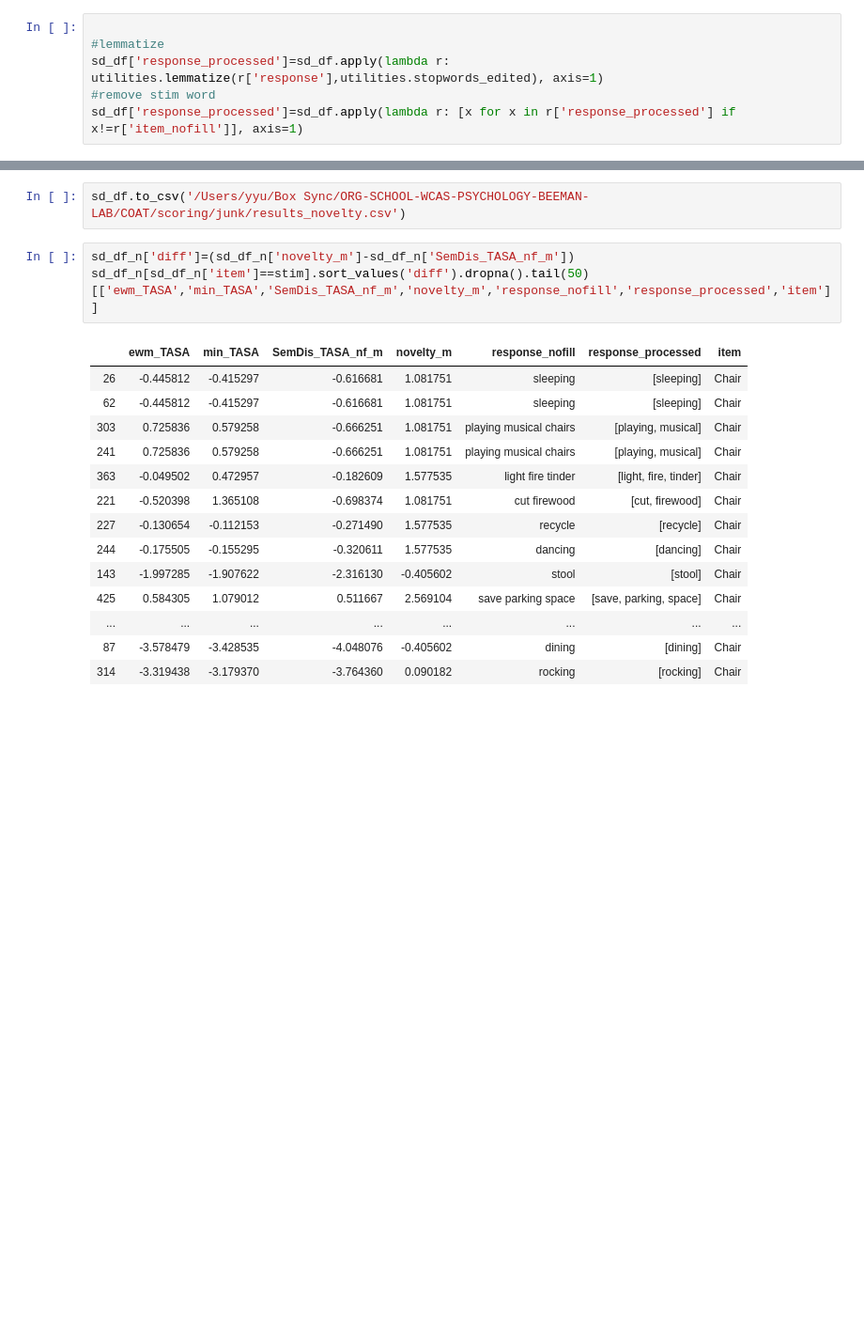
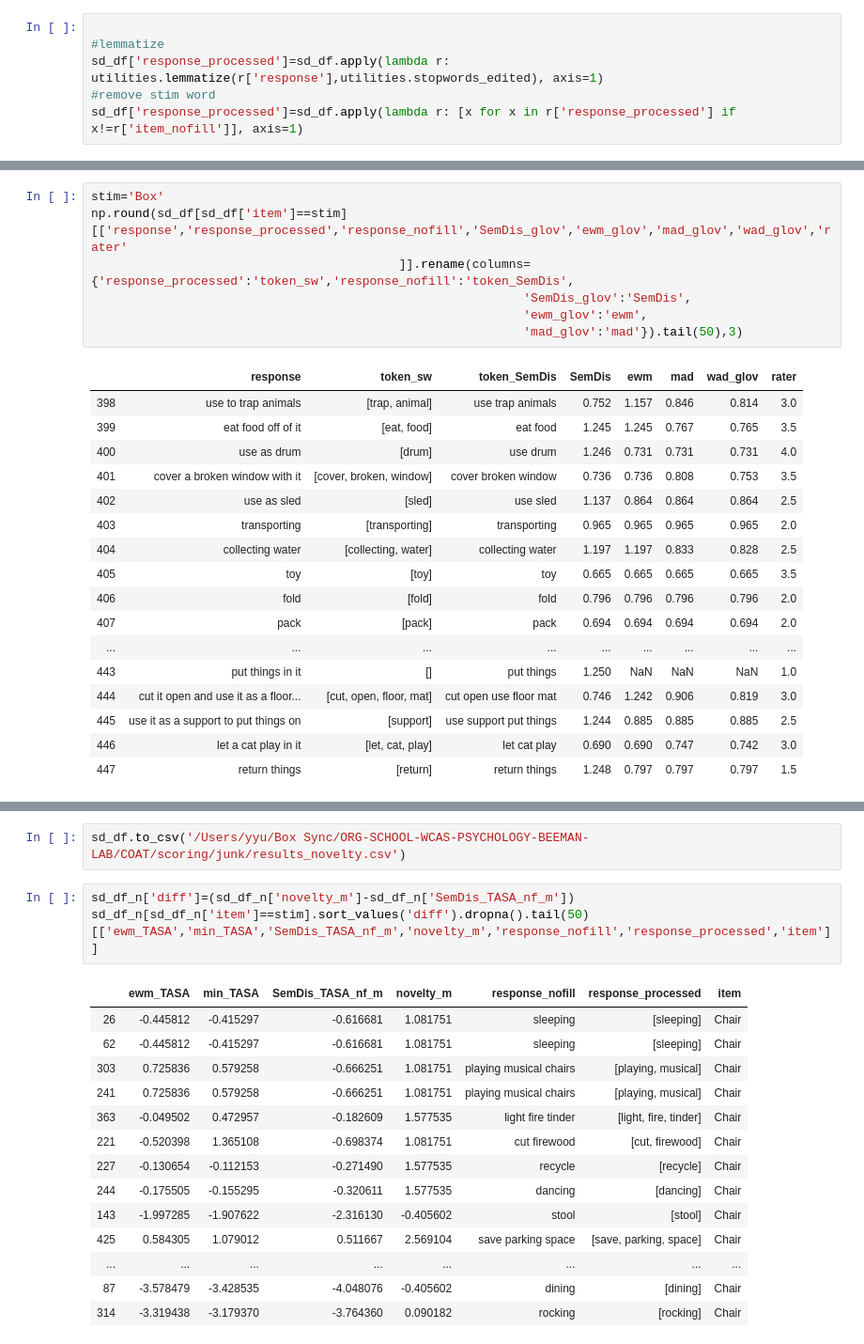
Before and after one commit to DijunQuant/AUT-Scoring, a Jupyter notebook: scripts/analysis_COAT .ipynb, the cells around one changed output, grey strips where cells are left out. Shown at 94% size. Cells and saved outputs as stored; diff of their text form; blank space fills up the shorter version.

```diff
--- a/scripts/analysis.ipynb
+++ b/scripts/analysis_COAT .ipynb
@@ -129 +200,26 @@ Index(['id', 'novelty_1', 'novelty_2', 'response', 'response_nofill', 'item',
+# %%
+stim='Box'
+np.round(sd_df[sd_df['item']==stim][['response','response_processed','response_nofill','SemDis_glov','ewm_glov','mad_glov','wad_glov','rater'
+                                          ]].rename(columns={'response_processed':'token_sw','response_nofill':'token_SemDis',
+                                                           'SemDis_glov':'SemDis',
+                                                           'ewm_glov':'ewm',
+                                                           'mad_glov':'mad'}).tail(50),3)
+# %% [output]
+|  | response | token_sw | token_SemDis | SemDis | ewm | mad | wad_glov | rater |
+| 398 | use to trap animals | [trap, animal] | use trap animals | 0.752 | 1.157 | 0.846 | 0.814 | 3.0 |
+| 399 | eat food off of it | [eat, food] | eat food | 1.245 | 1.245 | 0.767 | 0.765 | 3.5 |
+| 400 | use as drum | [drum] | use drum | 1.246 | 0.731 | 0.731 | 0.731 | 4.0 |
+| 401 | cover a broken window with it | [cover, broken, window] | cover broken window | 0.736 | 0.736 | 0.808 | 0.753 | 3.5 |
+| 402 | use as sled | [sled] | use sled | 1.137 | 0.864 | 0.864 | 0.864 | 2.5 |
+| 403 | transporting | [transporting] | transporting | 0.965 | 0.965 | 0.965 | 0.965 | 2.0 |
+| 404 | collecting water | [collecting, water] | collecting water | 1.197 | 1.197 | 0.833 | 0.828 | 2.5 |
+| 405 | toy | [toy] | toy | 0.665 | 0.665 | 0.665 | 0.665 | 3.5 |
+| 406 | fold | [fold] | fold | 0.796 | 0.796 | 0.796 | 0.796 | 2.0 |
+| 407 | pack | [pack] | pack | 0.694 | 0.694 | 0.694 | 0.694 | 2.0 |
+| ... | ... | ... | ... | ... | ... | ... | ... | ... |
+| 443 | put things in it | [] | put things | 1.250 | NaN | NaN | NaN | 1.0 |
+| 444 | cut it open and use it as a floor... | [cut, open, floor, mat] | cut open use floor mat | 0.746 | 1.242 | 0.906 | 0.819 | 3.0 |
+| 445 | use it as a support to put things on | [support] | use support put things | 1.244 | 0.885 | 0.885 | 0.885 | 2.5 |
+| 446 | let a cat play in it | [let, cat, play] | let cat play | 0.690 | 0.690 | 0.747 | 0.742 | 3.0 |
+| 447 | return things | [return] | return things | 1.248 | 0.797 | 0.797 | 0.797 | 1.5 |
 # %%
```
Also changed, not shown: parts of 31 cells of this notebook, 19 other files.
